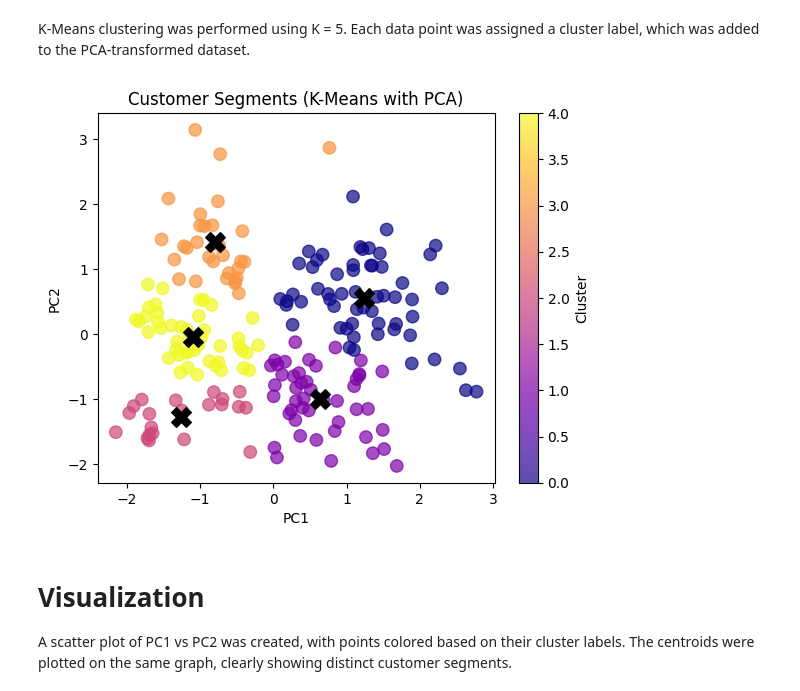
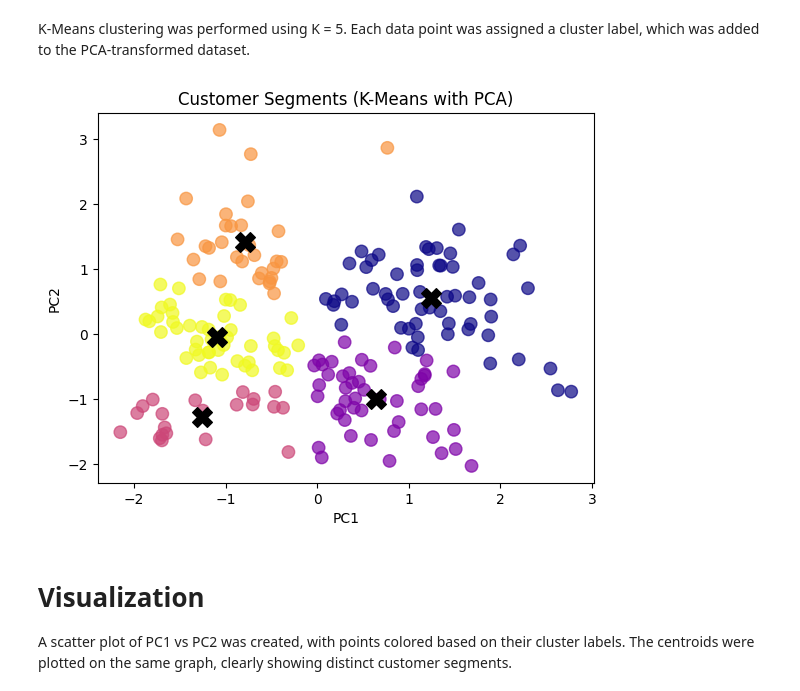
Before and after one commit to RadhikaKapoor383/Python-practise, a Jupyter notebook: AI Lab codes/AI_LAB12_radhika.ipynb, the cells around one changed output. Drawn from its saved outputs; the diff is of its cells as text; code cells hidden in the pictures.

```diff
--- a/AI Lab codes/AI_LAB12_radhika.ipynb
+++ b/AI Lab codes/AI_LAB12_radhika.ipynb
@@ -56,18 +56,17 @@ pca_df['Cluster'] = clusters
 K-Means clustering was performed using K = 5. Each data point was assigned a cluster label, which was added to the PCA-transformed dataset.
 # %%
 scatter = plt.scatter(pca_df['PC1'], pca_df['PC2'], c=pca_df['Cluster'], cmap='plasma', alpha=0.7, s= 80)
-plt.colorbar(scatter, label='Cluster')
 plt.scatter(kmeans.cluster_centers_[:,0],
             kmeans.cluster_centers_[:,1],
             c='black', alpha=1,
             s=200, marker='X')
 
 plt.xlabel('PC1')
 plt.ylabel('PC2')
 plt.title('Customer Segments (K-Means with PCA)')
 plt.show()
 # %% [output]
-[figure, old version]
+[figure, new version]
 # %% [markdown]
 <h1>Visualization</h1>
 A scatter plot of PC1 vs PC2 was created, with points colored based on their cluster labels. The centroids were plotted on the same graph, clearly showing distinct customer segments.
```
Also changed, not shown: parts of 1 cell of this notebook.
